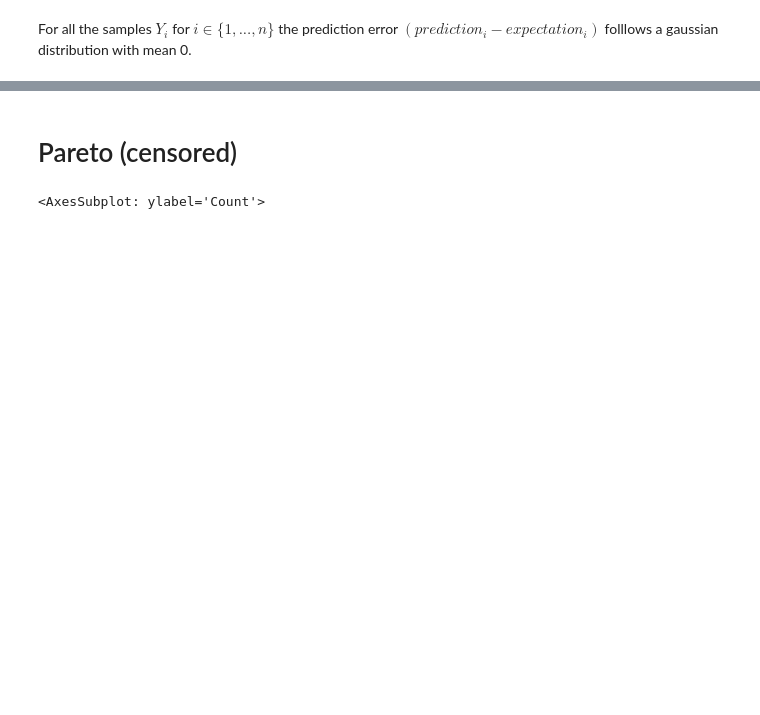
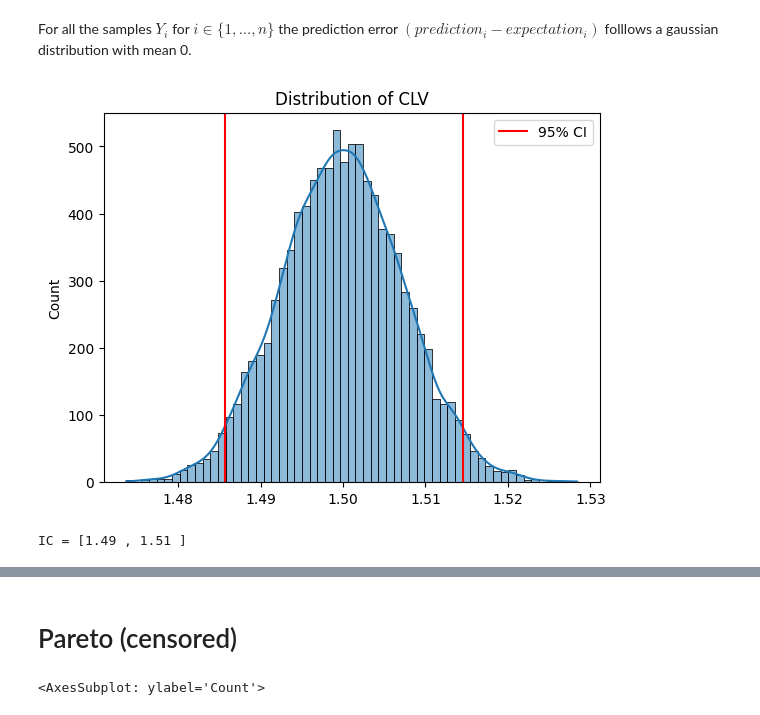
Before and after one commit to louizaaouaouche/Statistical-estimation-of-CLV, a Jupyter notebook: src/pareto.ipynb, the cells around one changed output, grey strips where cells are left out. Drawn from its saved outputs; the diff is of its cells as text; code cells hidden in the pictures; blank space fills up the shorter version.

```diff
--- a/src/pareto.ipynb
+++ b/src/pareto.ipynb
@@ -83,0 +85,5 @@ lower_pareto_nc, upper_pareto_nc =f.bootstrap_intervals(Y_n, censored , np.mean)
+# %%
+lower_pareto_nc, upper_pareto_nc = CI_plot_95(clv_pareto, 0.05)
+# %% [output]
+[figure, added]
+IC = [1.49 , 1.51 ]
```
Also changed, not shown: parts of 25 cells of this notebook.
